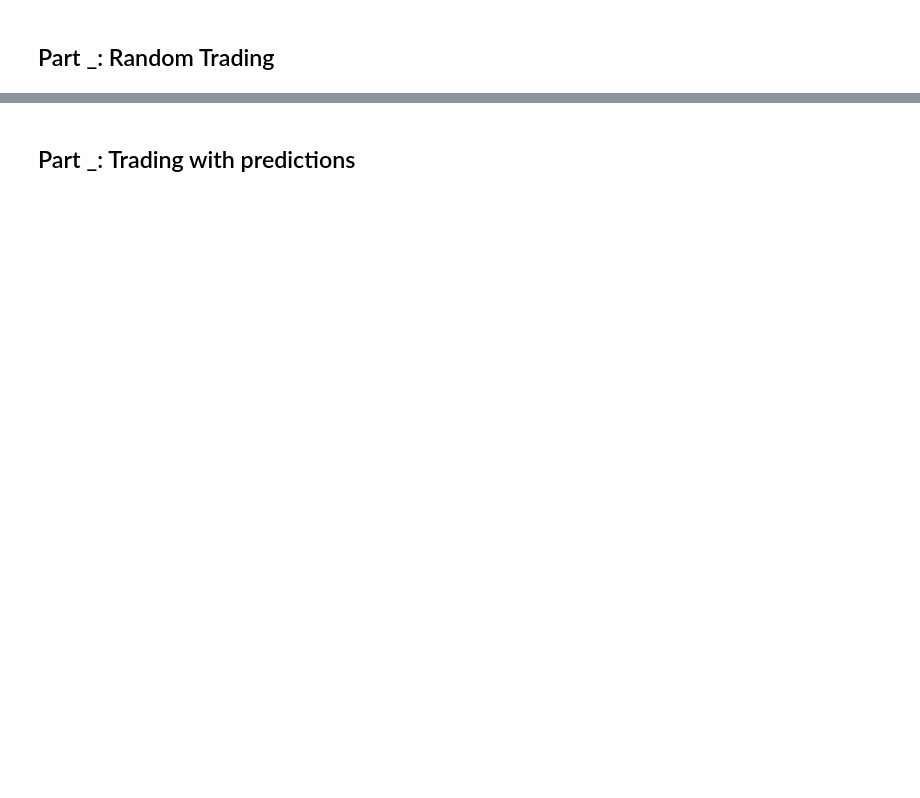
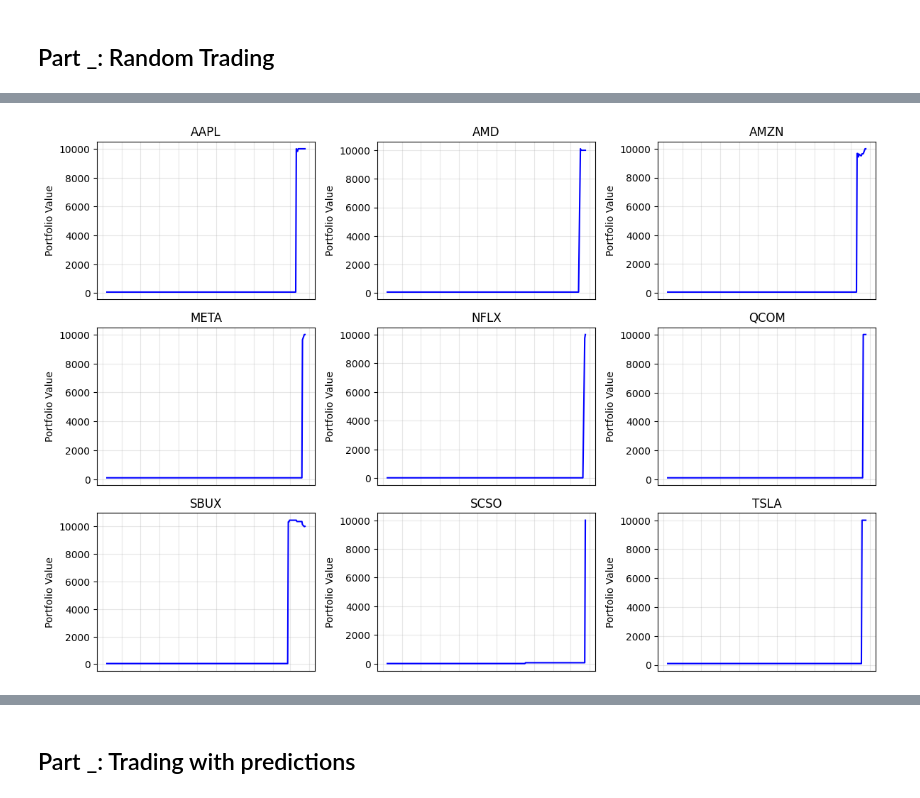
Before and after one commit to ColeJMitchell/machine-learning-stock-prediction, a Jupyter notebook: model_notebooks/trade_simulation.ipynb, the cells around one changed output, grey strips where cells are left out. Cells and saved outputs as stored; diff of their text form; code cells hidden in the pictures; blank space fills up the shorter version.

```diff
--- a/model_notebooks/trade_simulation.ipynb
+++ b/model_notebooks/trade_simulation.ipynb
@@ -73,7 +73,7 @@ def simulate_trading_strategy(
     # Iterate through the actual and predicted prices
     for actual_price_today, predicted_price_today in zip(actual, predicted):
         # Buy shares if the predicted price is higher than the actual price
-        action_value = action(cash, actual_price_today, predicted_price_today)
+        action_value = action(actual_price_today, predicted_price_today)
 
         if action_value > 0: # Buy shares
             cash, shares_today = buy_shares(cash, actual_price_today, abs(action_value))
@@ -130,7 +130,31 @@ for ticker, results in predictions.items():
         'Prediction': results['Prediction'],
         'Shares': shares[1:],
         'Portfolio Value': portfolio_value[1:],
+        'Yield Percentage': [(pv - portfolio_value[0]) / portfolio_value[0] * 100 for pv in portfolio_value[1:]]
     })
 
     # Add the final cash value to the DataFrame
     random_results[ticker] = data
+# %%
+# Print a header
+print("\n{:<8} {:<22} {:<10}".format('Ticker', 'Final Portfolio Value', 'Yield (%)'))
+print("-" * 45)
+
+# Iterate through the results and print the final portfolio value and yield percentage
+for ticker, data in random_results.items():
+    # Get the final portfolio value and yield percentage
+    final_value = data['Portfolio Value'].values[-1]
+    yield_pct = data['Yield Percentage'].values[-1]
+
+    # Format the values
+    final_value_str = "${:.2f}".format(final_value)
+    yield_str = "{:.2f}%".format(yield_pct)
+
+    # Color based on yield (green for positive, red for negative)
+    if yield_pct >= 0:
+        colored_yield = colored(yield_str, 'green')
+    else:
+        colored_yield = colored(yield_str, 'red')
+
+    # Print the row
+    print("{:<8} {:<22} {}".format(ticker, final_value_str, colored_yield))
@@ -136,0 +173,20 @@ for ticker, results in predictions.items():
+# %%
+# Plot the portfolio value for each stock, using subplots.
+fig, axes = plt.subplots(nrows=3, ncols=3, figsize=(12, 8))
+axes = axes.flatten()
+for i, (ticker, data) in enumerate(random_results.items()):
+    # Plot the portfolio value
+    axes[i].plot(data['Date'], data['Portfolio Value'], label='Portfolio Value', color='blue')
+    axes[i].set_title(ticker)
+    axes[i].set_ylabel('Portfolio Value')
+
+    # Remove date labels to make the plot cleaner
+    axes[i].set_xticklabels([])
+    axes[i].tick_params(axis='x', which='both', bottom=False)
+
+    # Tighten up the plot
+    axes[i].grid(True, alpha=0.3)
+plt.tight_layout()
+plt.show()
+# %% [output]
+[figure, added]
```
Also changed, not shown: parts of 6 cells of this notebook.
